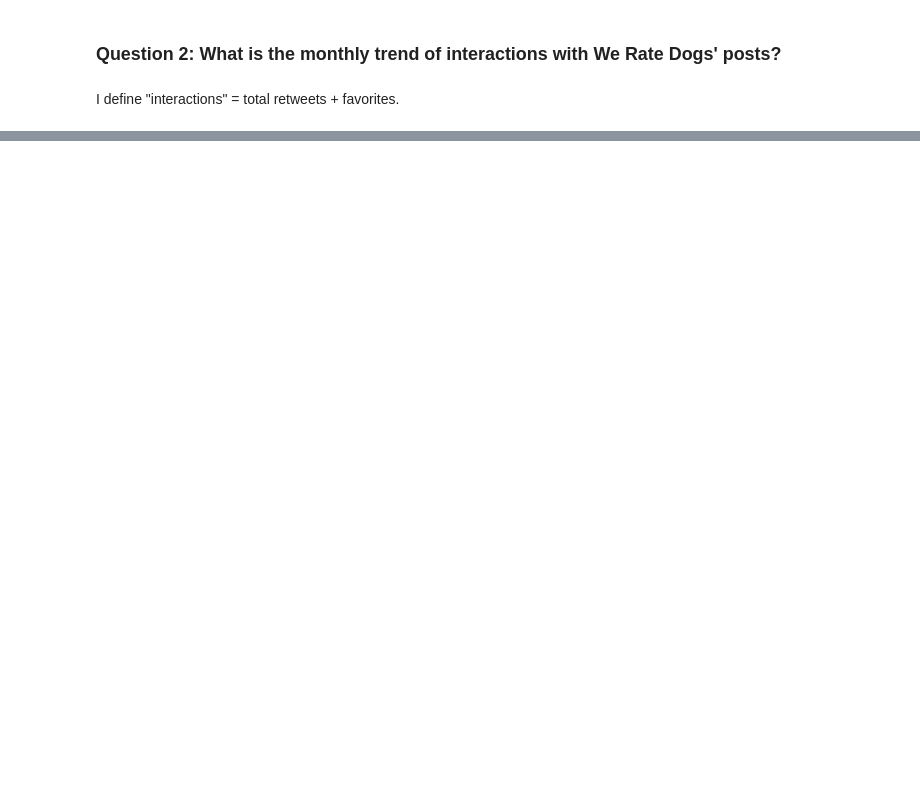
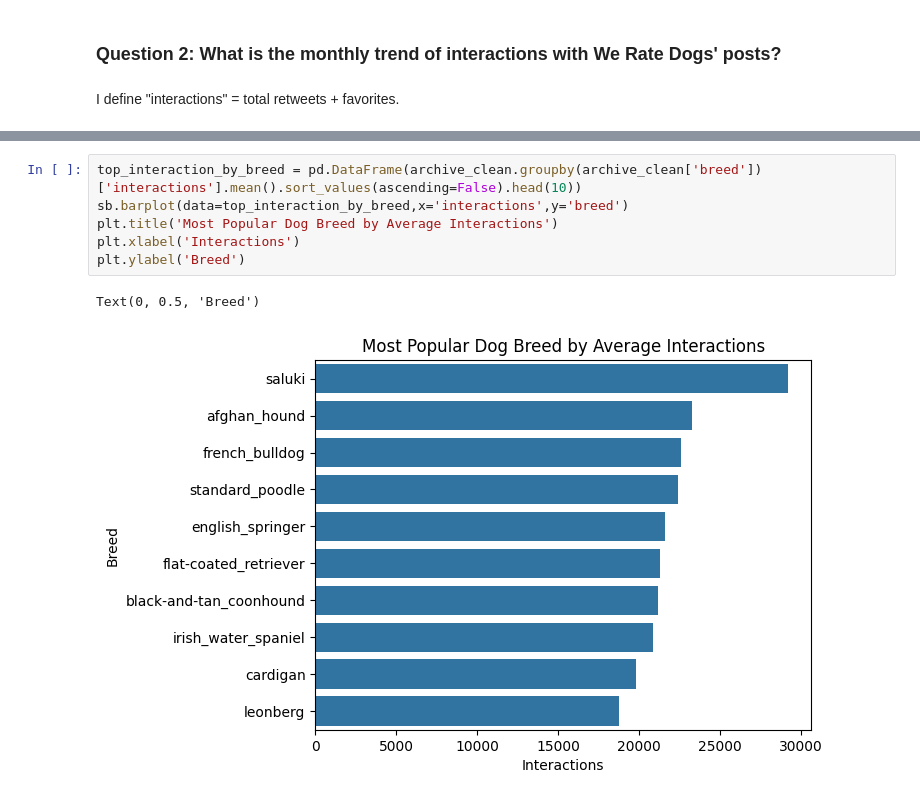
Before and after one commit to linhnp511/Data-Analytics-Portfolio, a Jupyter notebook: Python/Projects/Twitter WeRateDogs Data Set/we_rate_dogs_project.ipynb, the cells around one changed output, grey strips where cells are left out. Cells and saved outputs as stored; diff of their text form; blank space fills up the shorter version.

```diff
--- a/Python/Projects/Twitter WeRateDogs Data Set/we_rate_dogs_project.ipynb
+++ b/Python/Projects/Twitter WeRateDogs Data Set/we_rate_dogs_project.ipynb
@@ -1046,0 +1091,9 @@ Text(0, 0.5, 'Interactions')
+# %%
+top_interaction_by_breed = pd.DataFrame(archive_clean.groupby(archive_clean['breed'])['interactions'].mean().sort_values(ascending=False).head(10))
+sb.barplot(data=top_interaction_by_breed,x='interactions',y='breed')
+plt.title('Most Popular Dog Breed by Average Interactions')
+plt.xlabel('Interactions')
+plt.ylabel('Breed')
+# %% [output]
+Text(0, 0.5, 'Breed')
+[figure, added]
```
Also changed, not shown: parts of 44 cells of this notebook, 8 other files.
